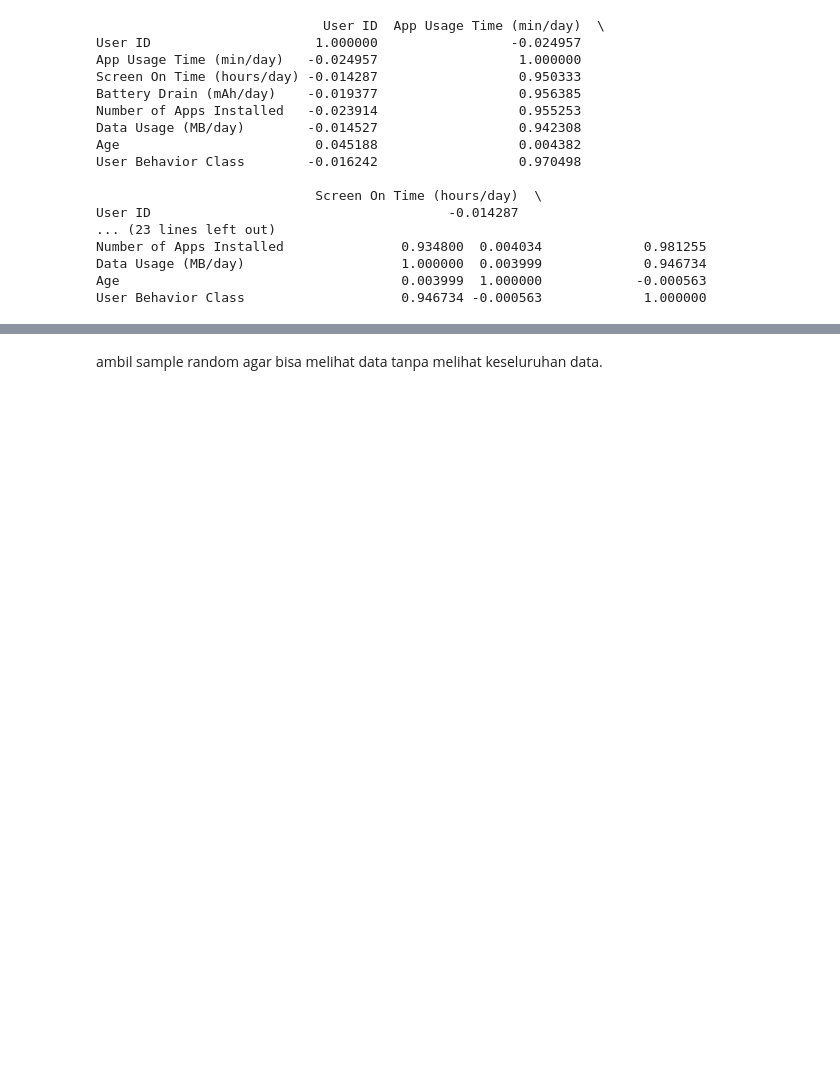
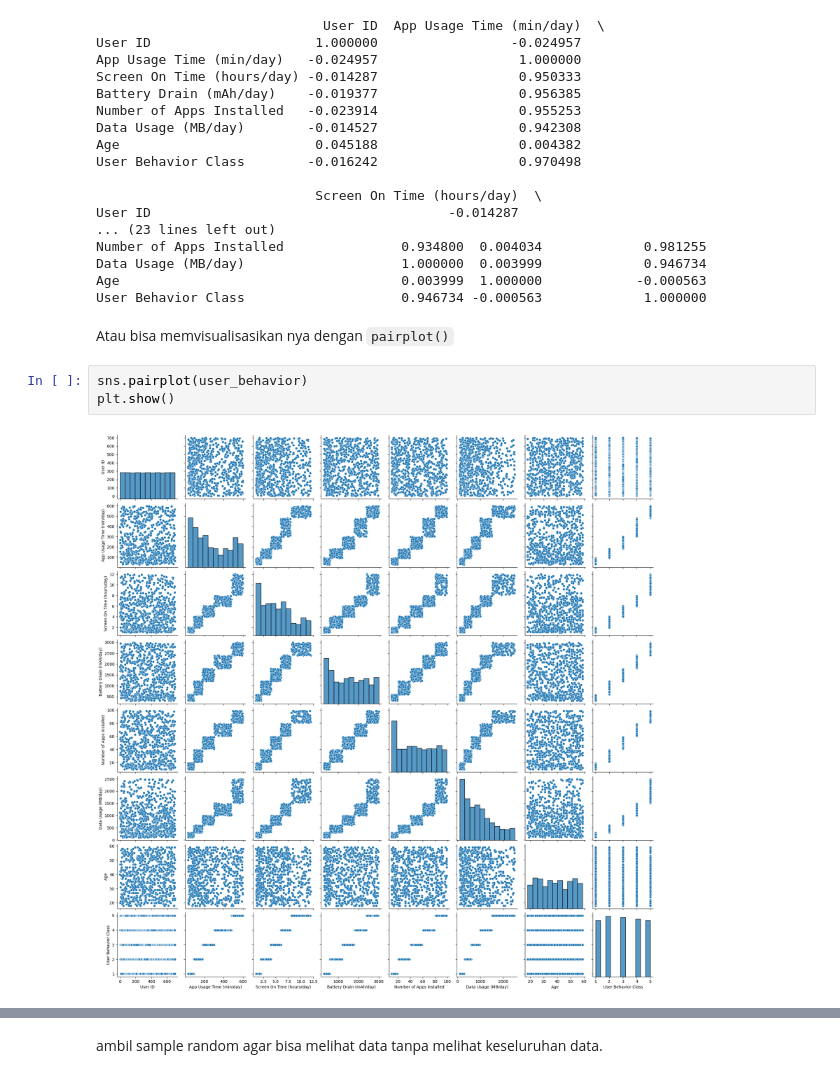
Before and after one commit to Bokibyte/PProKom, a Jupyter notebook: Semester_3/Data_Mining/P2_1611/Project_UTS.ipynb, the cells around one changed output, grey strips where cells are left out. Saved outputs shown, nothing was run; the diff lists cells and outputs as text; blank space fills up the shorter version.

```diff
--- a/Semester_3/Data_Mining/P2_1611/Project_UTS.ipynb
+++ b/Semester_3/Data_Mining/P2_1611/Project_UTS.ipynb
@@ -165,3 +167,10 @@ Number of Apps Installed               0.934800  0.004034             0.981255
 Data Usage (MB/day)                    1.000000  0.003999             0.946734
 Age                                    0.003999  1.000000            -0.000563
 User Behavior Class                    0.946734 -0.000563             1.000000
+# %% [markdown]
+Atau bisa memvisualisasikan nya dengan `pairplot()`
+# %%
+sns.pairplot(user_behavior)
+plt.show()
+# %% [output]
+[figure, added]
```
Also changed, not shown: parts of 25 cells of this notebook.
